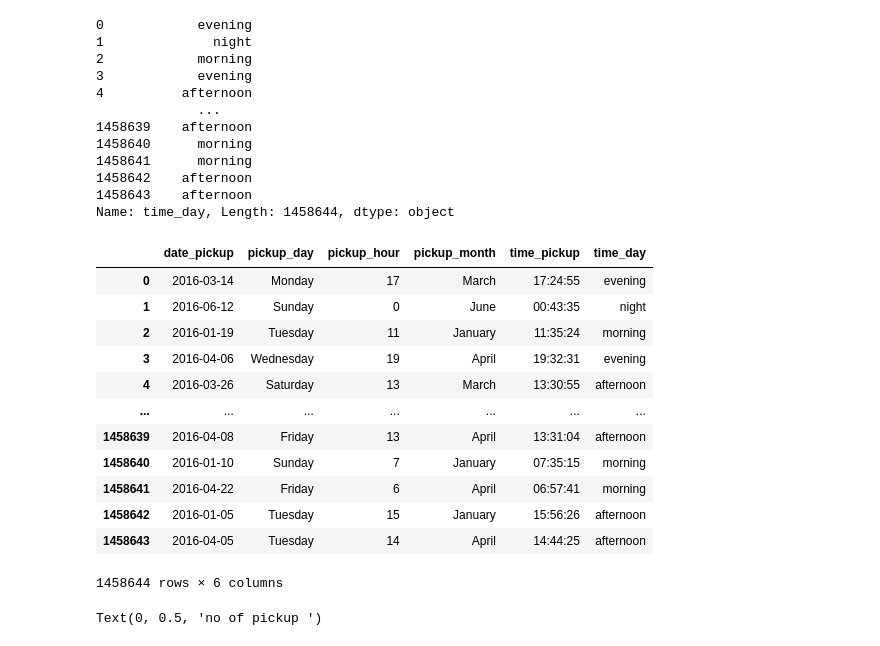
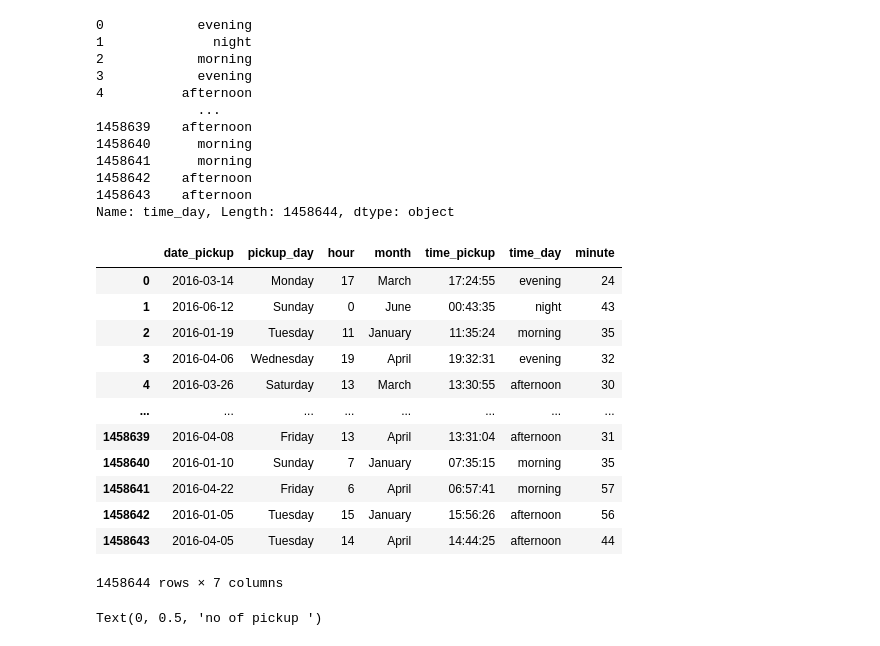
Before and after one commit to Gauravmehra1/NYCTaxiData.csv, a Jupyter notebook: Copy_of_Copy_of_NYC_Taxi_Trip_Time_Prediction_Capstone_Project.ipynb, the cells around one changed output. Cells and saved outputs as stored; diff of their text form; code cells hidden in the pictures.

```diff
--- a/Copy_of_Copy_of_NYC_Taxi_Trip_Time_Prediction_Capstone_Project.ipynb
+++ b/Copy_of_Copy_of_NYC_Taxi_Trip_Time_Prediction_Capstone_Project.ipynb
@@ -275,7 +289,7 @@ def time_day(x):
   else:
     return('night')
 # %%
-df['time_day']= df['pickup_hour'].apply(time_day)
+df['time_day']= df['hour'].apply(time_day)
 df['time_day']
 # %% [output]
 0            evening
@@ -292,21 +306,21 @@ df['time_day']
 Name: time_day, Length: 1458644, dtype: object
 # %%
 #Making new coloumns by cleaning our old coloumn
-con=pd.concat([df['date_pickup'],df['pickup_day'],df['pickup_hour'],df['pickup_month'],df['time_pickup'],df['time_day']],axis=1)
+con=pd.concat([df['date_pickup'],df['pickup_day'],df['hour'],df['month'],df['time_pickup'],df['time_day'],df['minute']],axis=1)
 con
 # %% [output]
-|  | date_pickup | pickup_day | pickup_hour | pickup_month | time_pickup | time_day |
-| 0 | 2016-03-14 | Monday | 17 | March | 17:24:55 | evening |
-| 1 | 2016-06-12 | Sunday | 0 | June | 00:43:35 | night |
-| 2 | 2016-01-19 | Tuesday | 11 | January | 11:35:24 | morning |
-| 3 | 2016-04-06 | Wednesday | 19 | April | 19:32:31 | evening |
-| 4 | 2016-03-26 | Saturday | 13 | March | 13:30:55 | afternoon |
-| ... | ... | ... | ... | ... | ... | ... |
-| 1458639 | 2016-04-08 | Friday | 13 | April | 13:31:04 | afternoon |
-| 1458640 | 2016-01-10 | Sunday | 7 | January | 07:35:15 | morning |
-| 1458641 | 2016-04-22 | Friday | 6 | April | 06:57:41 | morning |
-| 1458642 | 2016-01-05 | Tuesday | 15 | January | 15:56:26 | afternoon |
-| 1458643 | 2016-04-05 | Tuesday | 14 | April | 14:44:25 | afternoon |
+|  | date_pickup | pickup_day | hour | month | time_pickup | time_day | minute |
+| 0 | 2016-03-14 | Monday | 17 | March | 17:24:55 | evening | 24 |
+| 1 | 2016-06-12 | Sunday | 0 | June | 00:43:35 | night | 43 |
+| 2 | 2016-01-19 | Tuesday | 11 | January | 11:35:24 | morning | 35 |
+| 3 | 2016-04-06 | Wednesday | 19 | April | 19:32:31 | evening | 32 |
+| 4 | 2016-03-26 | Saturday | 13 | March | 13:30:55 | afternoon | 30 |
+| ... | ... | ... | ... | ... | ... | ... | ... |
+| 1458639 | 2016-04-08 | Friday | 13 | April | 13:31:04 | afternoon | 31 |
+| 1458640 | 2016-01-10 | Sunday | 7 | January | 07:35:15 | morning | 35 |
+| 1458641 | 2016-04-22 | Friday | 6 | April | 06:57:41 | morning | 57 |
+| 1458642 | 2016-01-05 | Tuesday | 15 | January | 15:56:26 | afternoon | 56 |
+| 1458643 | 2016-04-05 | Tuesday | 14 | April | 14:44:25 | afternoon | 44 |
-1458644 rows × 6 columns
+1458644 rows × 7 columns
 # %%
 #graph of month
```
Also changed, not shown: parts of 36 cells of this notebook.
